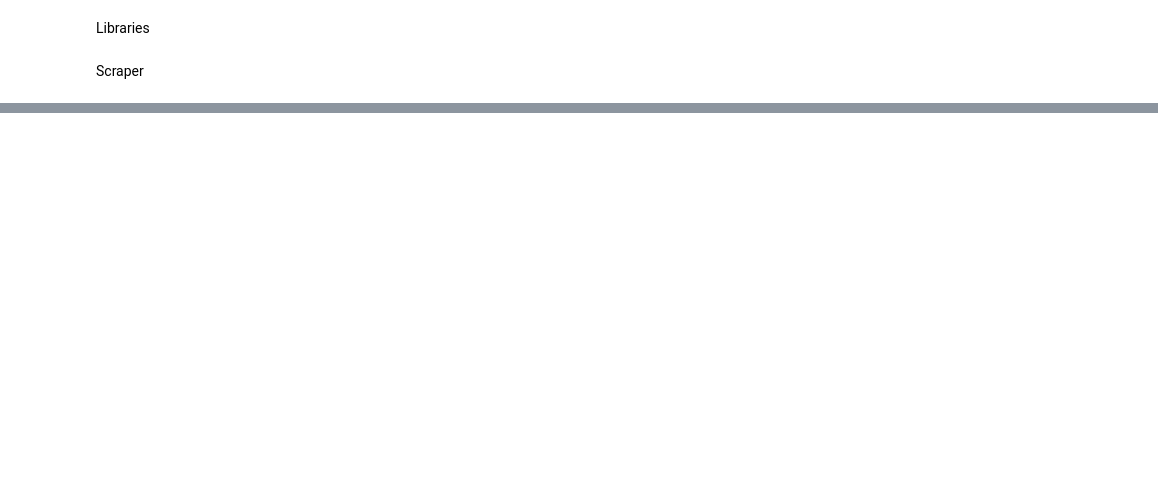
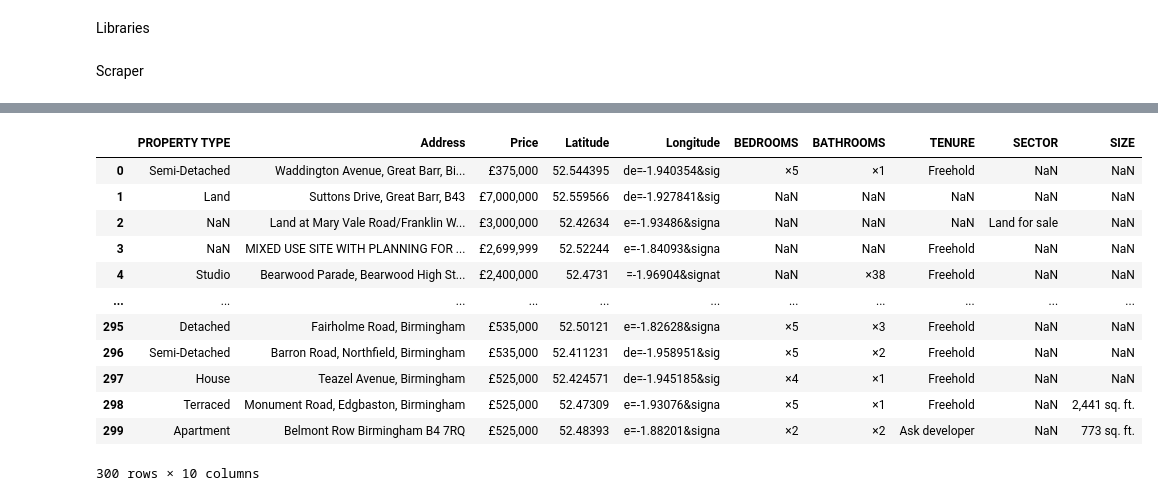
Before and after one commit to Shorleyshor/selling_birmingham, a Jupyter notebook: Web_scraping.ipynb, the cells around one changed output, grey strips where cells are left out. Saved outputs shown, nothing was run; the diff lists cells and outputs as text; code cells hidden in the pictures; blank space fills up the shorter version.

```diff
--- a/Web_scraping.ipynb
+++ b/Web_scraping.ipynb
@@ -153,0 +272,17 @@ df
+# %%
+df["Latitude"] = df["Latitude"].str.replace("&| |l", "", case = False)
+df
+# %% [output]
+|  | PROPERTY TYPE | Address | Price | Latitude | Longitude | BEDROOMS | BATHROOMS | TENURE | SECTOR | SIZE |
+| 0 | Semi-Detached | Waddington Avenue, Great Barr, Bi... | £375,000 | 52.544395 | de=-1.940354&sig | ×5 | ×1 | Freehold | NaN | NaN |
+| 1 | Land | Suttons Drive, Great Barr, B43 | £7,000,000 | 52.559566 | de=-1.927841&sig | NaN | NaN | NaN | NaN | NaN |
+| 2 | NaN | Land at Mary Vale Road/Franklin W... | £3,000,000 | 52.42634 | e=-1.93486&signa | NaN | NaN | NaN | Land for sale | NaN |
+| 3 | NaN | MIXED USE SITE WITH PLANNING FOR ... | £2,699,999 | 52.52244 | e=-1.84093&signa | NaN | NaN | Freehold | NaN | NaN |
+| 4 | Studio | Bearwood Parade, Bearwood High St... | £2,400,000 | 52.4731 | =-1.96904&signat | NaN | ×38 | Freehold | NaN | NaN |
+| ... | ... | ... | ... | ... | ... | ... | ... | ... | ... | ... |
+| 295 | Detached | Fairholme Road, Birmingham | £535,000 | 52.50121 | e=-1.82628&signa | ×5 | ×3 | Freehold | NaN | NaN |
+| 296 | Semi-Detached | Barron Road, Northfield, Birmingham | £535,000 | 52.411231 | de=-1.958951&sig | ×5 | ×2 | Freehold | NaN | NaN |
+| 297 | House | Teazel Avenue, Birmingham | £525,000 | 52.424571 | de=-1.945185&sig | ×4 | ×1 | Freehold | NaN | NaN |
+| 298 | Terraced | Monument Road, Edgbaston, Birmingham | £525,000 | 52.47309 | e=-1.93076&signa | ×5 | ×1 | Freehold | NaN | 2,441 sq. ft. |
+| 299 | Apartment | Belmont Row Birmingham B4 7RQ | £525,000 | 52.48393 | e=-1.88201&signa | ×2 | ×2 | Ask developer | NaN | 773 sq. ft. |
+300 rows × 10 columns
```
Also changed, not shown: parts of 15 cells of this notebook, 1 other file.
